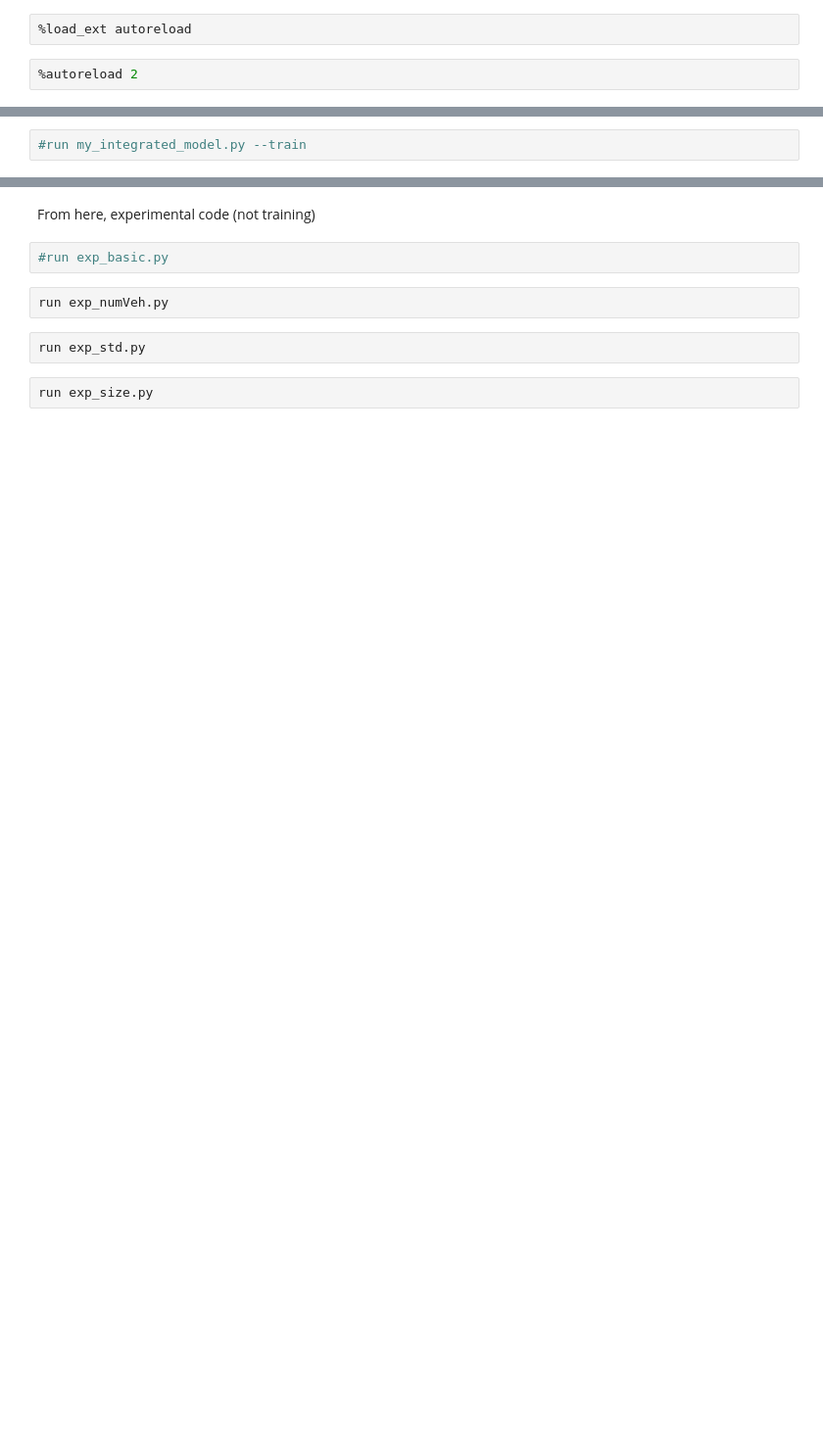
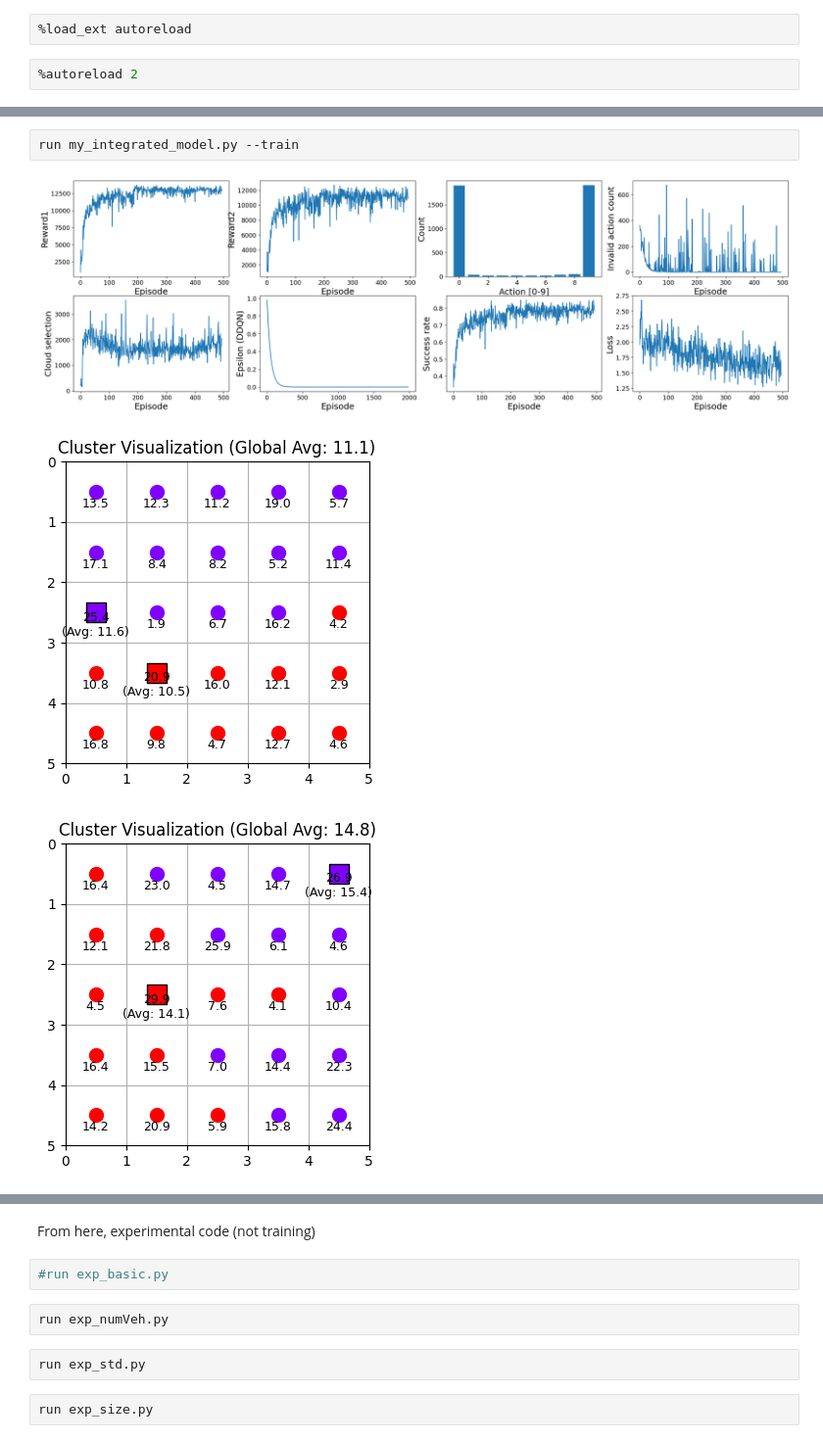
Before and after one commit to tnwjd7732/Popular-RL-Algorithms, a Jupyter notebook: run.ipynb, the cells around one changed output, grey strips where cells are left out. Shown at 98% size. Saved outputs shown, nothing was run; the diff lists cells and outputs as text; blank space fills up the shorter version.

```diff
--- a/run.ipynb
+++ b/run.ipynb
@@ -9,2 +17,6 @@
 # %%
-#run my_integrated_model.py --train
+run my_integrated_model.py --train
+# %% [output]
+[figure, added]
+[figure, added]
+[figure, added]
```
Also changed, not shown: parts of 5 cells of this notebook, 14 other files.
